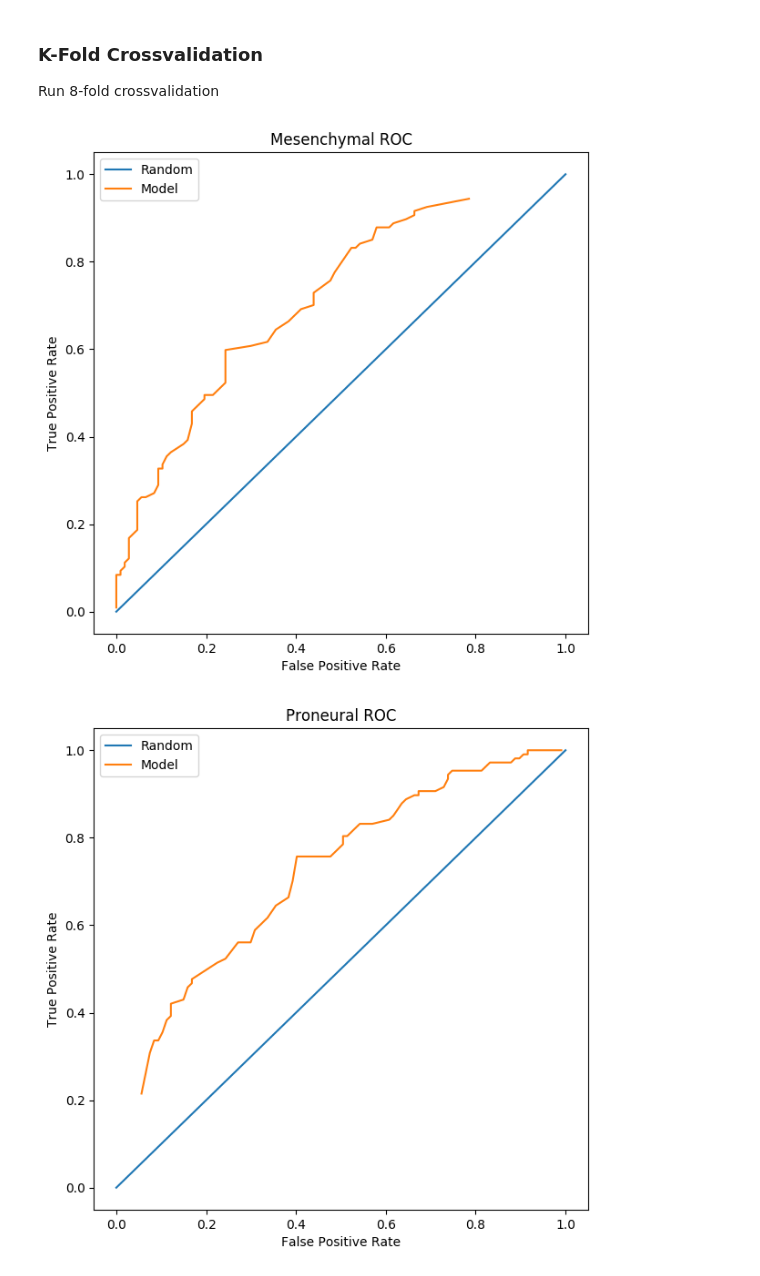
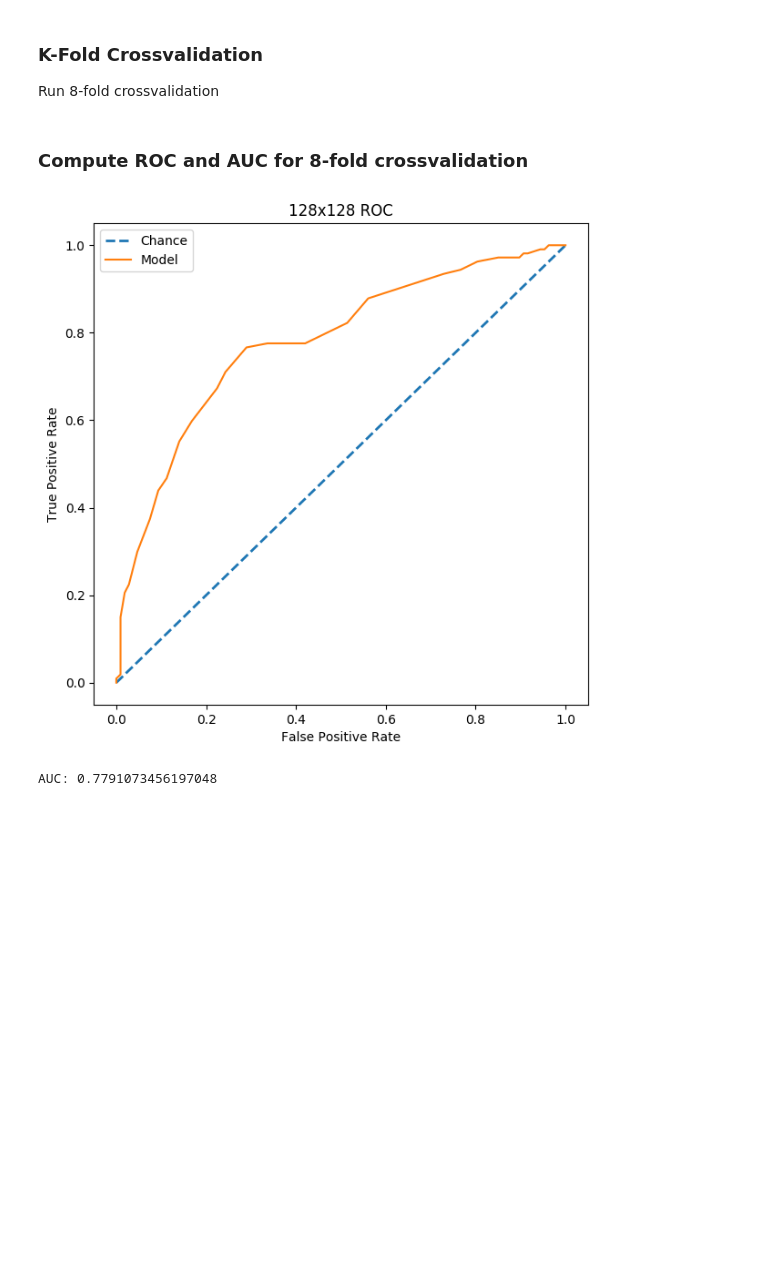
Before and after one commit to chiaramooney/ml-plsda-classification, a Jupyter notebook: PLSDA-cancer-classification-128.ipynb, the cells around one changed output. Drawn from its saved outputs; the diff is of its cells as text; code cells hidden in the pictures; blank space fills up the shorter version.

```diff
--- a/PLSDA-cancer-classification-128.ipynb
+++ b/PLSDA-cancer-classification-128.ipynb
@@ -176,7 +176,7 @@ Perform LOO cross validation on our model to evaluate the prediction error of ou
 # %% [markdown]
 ### Separate data and train
 # %%
-num_of_comp = min_num_pcs   # The number of PCs we will use for PLS
+num_of_comp = 2   # The number of PCs we will use for PLS
 loo = LeaveOneOut()
 
 pls = PLSRegression(n_components=(num_of_comp))
@@ -223,7 +223,7 @@ num_mes_labels = num_pro_labels = num_observations // 2 # We know that
                                                         # inputs of
                                                         # mesenchymal and
                                                         # proneural
-thresh_ranges = np.linspace(-1, 1, 100) # Apply a threshold range from -1 to
+thresh_ranges = np.linspace(-2, 2, 100) # Apply a threshold range from -1 to
                                         # 1 because that is the range for the
                                         # zscored y labels
 mes_tpr_thresh_range = []   # Mesenchymal true positive rates
@@ -278,15 +278,6 @@ for t in thresh_ranges:
 
 # Plot data
 plt.figure(figsize =(7, 7), dpi=100)
-plt.title("Mesenchymal ROC")
-plt.plot([0,1], [0,1], label="Random")
-plt.plot(mes_fpr_thresh_range, mes_tpr_thresh_range, label="Model")
-plt.xlabel("False Positive Rate")
-plt.ylabel("True Positive Rate")
-plt.legend()
-plt.show()
-
-plt.figure(figsize =(7, 7), dpi=100)
 plt.title("Proneural ROC")
 plt.plot([0,1], [0,1], label="Random")
 plt.plot(pro_fpr_thresh_range, pro_tpr_thresh_range, label="Model")
@@ -294,4 +285,8 @@ plt.xlabel("False Positive Rate")
 plt.ylabel("True Positive Rate")
 plt.legend()
 plt.show()
+
+# Compute AUC
+model_auc = auc(pro_fpr_thresh_range, pro_tpr_thresh_range)
+print("AUC: {}".format(model_auc))
 # %% [output]
@@ -306,7 +301,7 @@ Run 8-fold crossvalidation
 # (0) mes and (1) pro. Then evaluate the prediction error for our
 # model. We will do this for a range of threshold values from -1 to 1
 # and plot the resulting ROC curve
-num_of_comp = min_num_pcs
+num_of_comp = 2
 num_observations = X.shape[0]
 
 logo = LeaveOneGroupOut()
@@ -371,3 +366,5 @@ if (LOG_FLAG):
     print("Verify shape:")
     print("Y pred flat: ", Y_pred_flat.shape)
     print("Y test flat: ", Y_test_flat.shape)
+# %% [markdown]
+### Compute ROC and AUC for 8-fold crossvalidation
@@ -378,7 +377,7 @@ num_mes_labels = num_pro_labels = num_observations // 2 # We know that
                                                         # mesenchymal and
                                                         # proneural
 
-thresh_ranges = np.linspace(-1, 1, 100) # Apply a threshold range from -1 to
+thresh_ranges = np.linspace(-2, 2, 100) # Apply a threshold range from -1 to
                                         # 1 because that is the range for the
                                         # zscored y labels
 mes_tpr_thresh_range = []   # Mesenchymal true positive rates
@@ -410,43 +409,39 @@ for t in thresh_ranges:
                 mes_false_pos += 1
             else:
                 pro_false_pos += 1
 
     mes_tpr = mes_true_pos / (num_mes_labels)
     mes_fpr = mes_false_pos / (num_pro_labels)
     pro_tpr = pro_true_pos / (num_pro_labels)
     pro_fpr = pro_false_pos / (num_mes_labels)
 
     mes_tpr_thresh_range.append(mes_tpr)
     mes_fpr_thresh_range.append(mes_fpr)
     pro_tpr_thresh_range.append(pro_tpr)
     pro_fpr_thresh_range.append(pro_fpr)
 
     if (LOG_FLAG):
         print("{}-Fold Crossvalidation Results [Thresh: {}]:".format(group_size, t))
         print("mes cells correctly predicted: ", mes_correct)
         print("mes cells incorrecly predicted: ", mes_false_pos)
         print("pro cells correctly predicted: ", pro_correct)
         print("pro cells incorrectly predicted: ", pro_false_pos)
         print("\n\n")
 
+
 # Plot data
 plt.figure(figsize =(7, 7), dpi=100)
-plt.title("Mesenchymal ROC")
-plt.plot([0,1], [0,1], label="Random")
-plt.plot(mes_fpr_thresh_range, mes_tpr_thresh_range, label="Model")
+plt.title("{}x{} ROC".format(IMAGE_DIM, IMAGE_DIM))
+plt.plot([0,1], [0,1], linestyle='--', lw=2, label="Chance")
+plt.plot(pro_fpr_thresh_range, pro_tpr_thresh_range, label="Model")
 plt.xlabel("False Positive Rate")
 plt.ylabel("True Positive Rate")
 plt.legend()
 plt.show()
 
-plt.figure(figsize =(7, 7), dpi=100)
-plt.title("Proneural ROC")
-plt.plot([0,1], [0,1], label="Random")
-plt.plot(pro_fpr_thresh_range, pro_tpr_thresh_range, label="Model")
-plt.xlabel("False Positive Rate")
-plt.ylabel("True Positive Rate")
-plt.legend()
-plt.show()
+# Compute AUC
+model_auc = auc(pro_fpr_thresh_range, pro_tpr_thresh_range)
+print("AUC: {}".format(model_auc))
 # %% [output]
-[figure, old version]
+[figure, new version]
-[figure, removed]
+AUC: 0.7791073456197048
```
Also changed, not shown: parts of 3 cells of this notebook, 1 other file.
